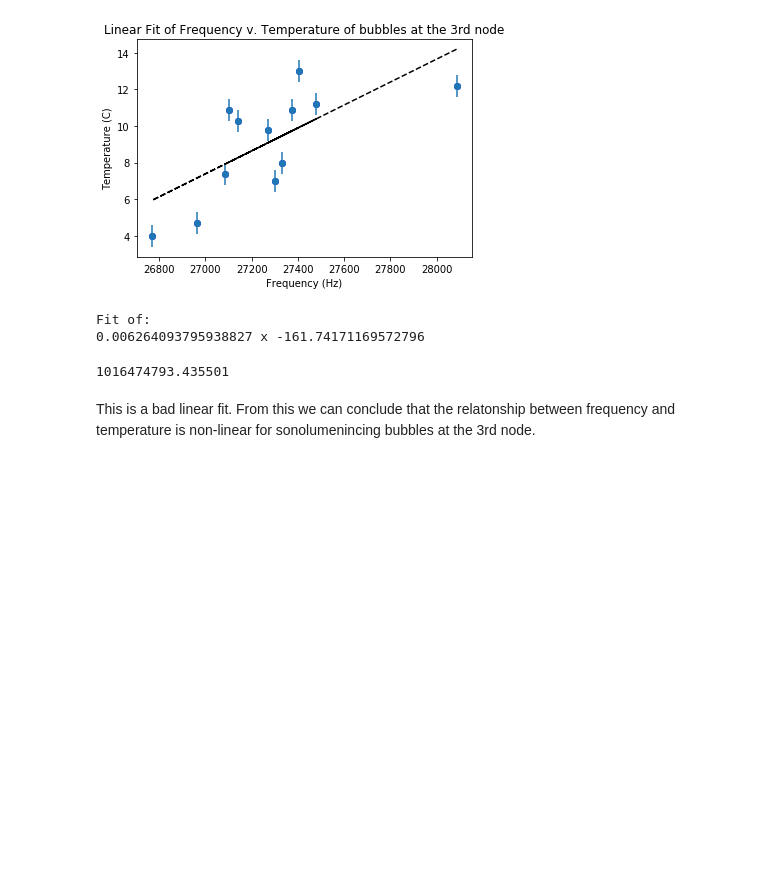
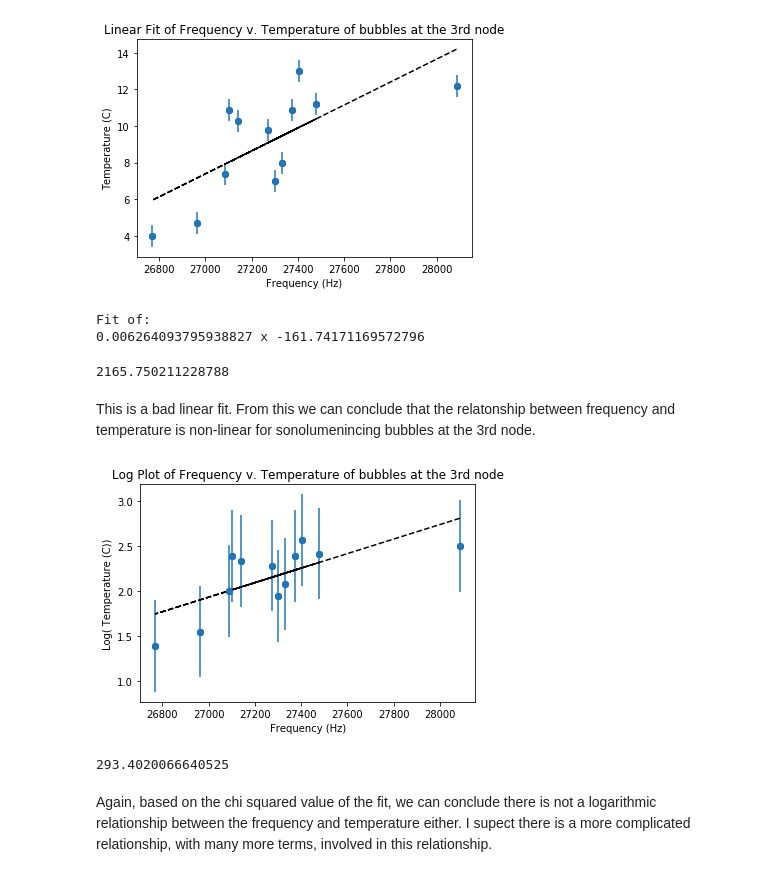
Before and after one commit to voetberg/Advanced_Lab_Analysis, a Jupyter notebook: SonoLumo_plot.ipynb, the cells around one changed output. Cells and saved outputs as stored; diff of their text form; code cells hidden in the pictures; blank space fills up the shorter version.

Commit message:
Finished sono plots

```diff
--- a/SonoLumo_plot.ipynb
+++ b/SonoLumo_plot.ipynb
@@ -38,8 +38,28 @@ def chi2(fit,x):
 
     return chi2
 # %%
-chi2(fit_fn,freq) ##This ain't it chief
+chi2(fit_fn,temp) ##This ain't it chief
 # %% [output]
-1016474793.435501
+2165.750211228788
 # %% [markdown]
 This is a bad linear fit. From this we can conclude that the relatonship between frequency and temperature is non-linear for sonolumenincing bubbles at the 3rd node.
+# %%
+##Could be a non-linear fit, try a log plot
+temp_log = np.log(temp)
+fit = np.polyfit(freq, temp_log,1)
+fit_fn = np.poly1d(fit)
+
+plt.plot(freq, temp_log, 'bo', freq, fit_fn(freq), '--k')
+plt.errorbar(freq, temp_log, yerr=np.log(0.6),fmt='o')
+plt.title("Log Plot of Frequency v. Temperature of bubbles at the 3rd node")
+plt.ylabel("Log( Temperature (C))")
+plt.xlabel("Frequency (Hz)")
+plt.show()
+# %% [output]
+[figure, added]
+# %%
+chi2(fit_fn,temp_log) ##Still uh,,bad
+# %% [output]
+293.4020066640525
+# %% [markdown]
+Again, based on the chi squared value of the fit, we can conclude there is not a logarithmic relationship between the frequency and temperature either. I supect there is a more complicated relationship, with many more terms, involved in this relationship.
```
Also changed, not shown: parts of 1 cell of this notebook.
